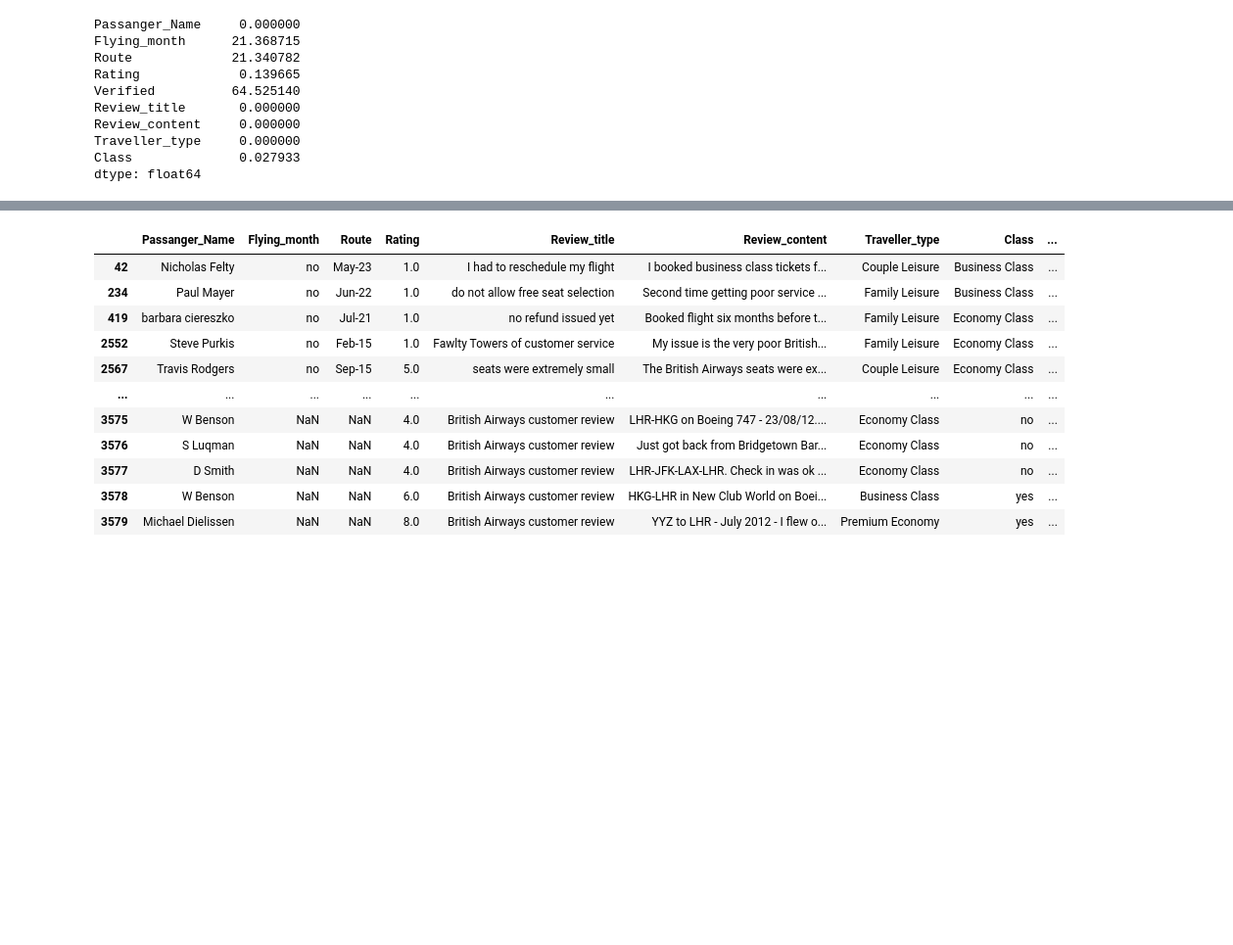
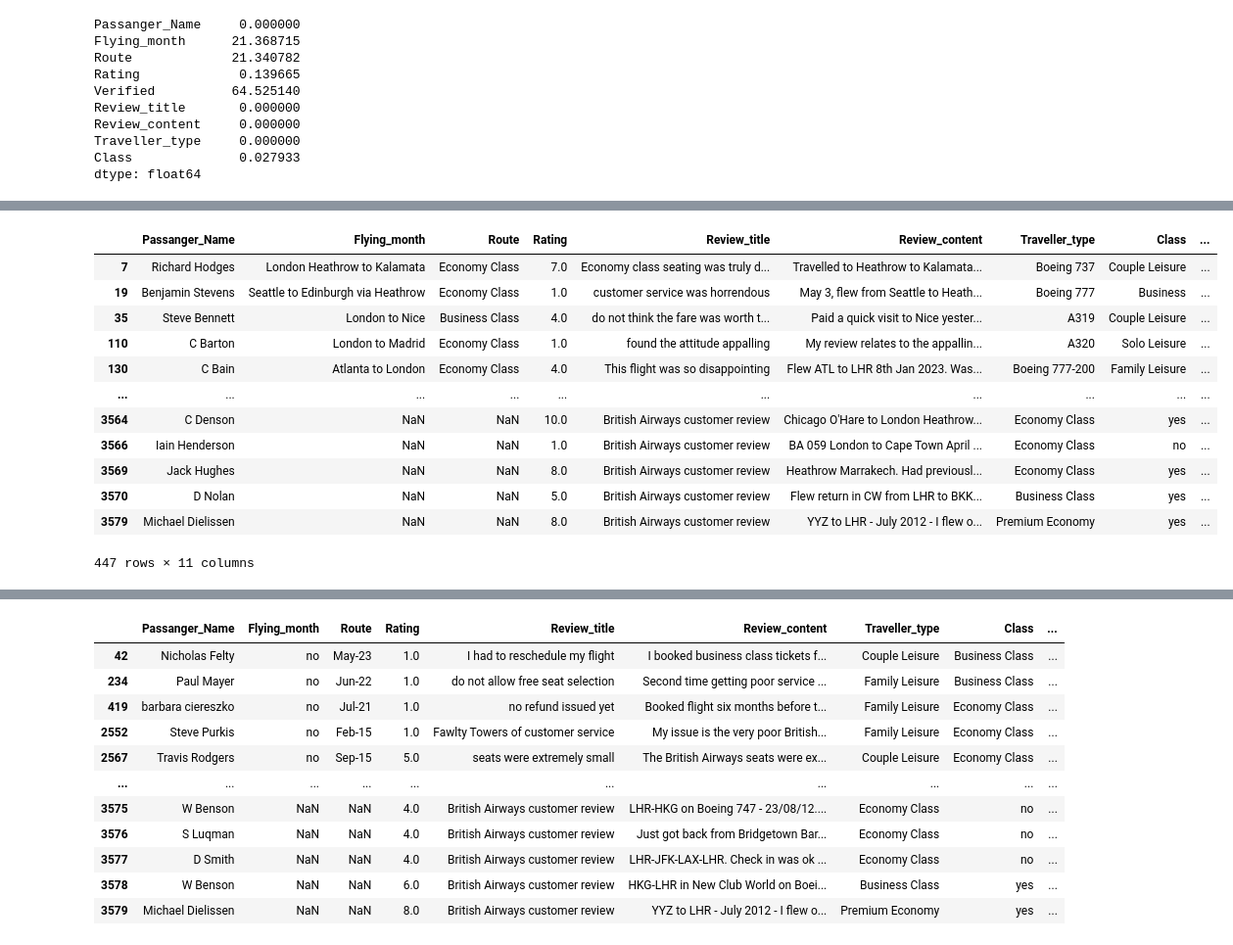
Before and after one commit to elkinbarretorojas/data_science, a Jupyter notebook: airline/airline.ipynb, the cells around one changed output, grey strips where cells are left out. Shown: that part at 98% size. Drawn from its saved outputs; the diff is of its cells as text; code cells hidden in the pictures; blank space fills up the shorter version.

```diff
--- a/airline/airline.ipynb
+++ b/airline/airline.ipynb
@@ -142,0 +228,3 @@ Name: Route, Length: 3580, dtype: object
+# %%
+#We set all those values as 'Unknown'
+airline_data['Traveller_temporal'][(airline_data['Traveller_temporal'] != 'Solo Leisure') & (airline_data['Traveller_temporal'] != 'Family Leisure') & (airline_data['Traveller_temporal'] != 'Business') & (airline_data['Traveller_temporal'] != 'Couple Leisure')] = 'Unknown'
@@ -142,0 +260,3 @@ Name: Route, Length: 3580, dtype: object
+# %%
+#Creating a new Flying Month temporal parameter
+airline_data['Flying_month_temporal'] = airline_data['Flying_month']
@@ -142,0 +276,23 @@ Name: Route, Length: 3580, dtype: object
+# %%
+#Filtering and copying the data in Route that contains FLying Months and stored in 'Flying_month_in_route" variable
+Flying_month_in_route = airline_data['Route'][(~airline_data['Flying_month_temporal'].str.contains('|'.join(['Jan-','Feb-','Mar-','Apr-','May-','Jun-','Jul-','Aug-','Sep-','Oct-','Nov-','Dec-']), na=False)) & (airline_data['Route'].str.contains('|'.join(['Jan-','Feb-','Mar-','Apr-','May-','Jun-','Jul-','Aug-','Sep-','Oct-','Nov-','Dec-']), na=False))]
+# %%
+#Pasting the filtering data in the Flying Month temporal Parameter
+airline_data['Flying_month_temporal'][(~airline_data['Flying_month_temporal'].str.contains('|'.join(['Jan-','Feb-','Mar-','Apr-','May-','Jun-','Jul-','Aug-','Sep-','Oct-','Nov-','Dec-']), na=False)) & (airline_data['Route'].str.contains('|'.join(['Jan-','Feb-','Mar-','Apr-','May-','Jun-','Jul-','Aug-','Sep-','Oct-','Nov-','Dec-']), na=False))] = Flying_month_in_route
+# %%
+#Checking all the other columns, there are not Flying Month data in the other Columns. Except in Review Content, however the data is not uniform to be extracted.
+airline_data[(~airline_data['Flying_month_temporal'].str.contains('|'.join(['Jan-','Feb-','Mar-','Apr-','May-','Jun-','Jul-','Aug-','Sep-','Oct-','Nov-','Dec-']), na=False)) & (airline_data['Review_content'].str.contains('|'.join(['Jan','Feb','Mar','Apr','May','Jun','Jul','Aug','Sep','Oct','Nov','Dec']), na=False))]
+# %% [output]
+|  | Passanger_Name | Flying_month | Route | Rating | Review_title | Review_content | Traveller_type | Class | ... |
+| 7 | Richard Hodges | London Heathrow to Kalamata | Economy Class | 7.0 | Economy class seating was truly d... | Travelled to Heathrow to Kalamata... | Boeing 737 | Couple Leisure | ... |
+| 19 | Benjamin Stevens | Seattle to Edinburgh via Heathrow | Economy Class | 1.0 | customer service was horrendous | May 3, flew from Seattle to Heath... | Boeing 777 | Business | ... |
+| 35 | Steve Bennett | London to Nice | Business Class | 4.0 | do not think the fare was worth t... | Paid a quick visit to Nice yester... | A319 | Couple Leisure | ... |
+| 110 | C Barton | London to Madrid | Economy Class | 1.0 | found the attitude appalling | My review relates to the appallin... | A320 | Solo Leisure | ... |
+| 130 | C Bain | Atlanta to London | Economy Class | 4.0 | This flight was so disappointing | Flew ATL to LHR 8th Jan 2023. Was... | Boeing 777-200 | Family Leisure | ... |
+| ... | ... | ... | ... | ... | ... | ... | ... | ... | ... |
+| 3564 | C Denson | NaN | NaN | 10.0 | British Airways customer review | Chicago O'Hare to London Heathrow... | Economy Class | yes | ... |
+| 3566 | Iain Henderson | NaN | NaN | 1.0 | British Airways customer review | BA 059 London to Cape Town April ... | Economy Class | no | ... |
+| 3569 | Jack Hughes | NaN | NaN | 8.0 | British Airways customer review | Heathrow Marrakech. Had previousl... | Economy Class | yes | ... |
+| 3570 | D Nolan | NaN | NaN | 5.0 | British Airways customer review | Flew return in CW from LHR to BKK... | Business Class | yes | ... |
+| 3579 | Michael Dielissen | NaN | NaN | 8.0 | British Airways customer review | YYZ to LHR - July 2012 - I flew o... | Premium Economy | yes | ... |
+447 rows × 11 columns
```
Also changed, not shown: parts of 70 cells of this notebook, 2 other files.
